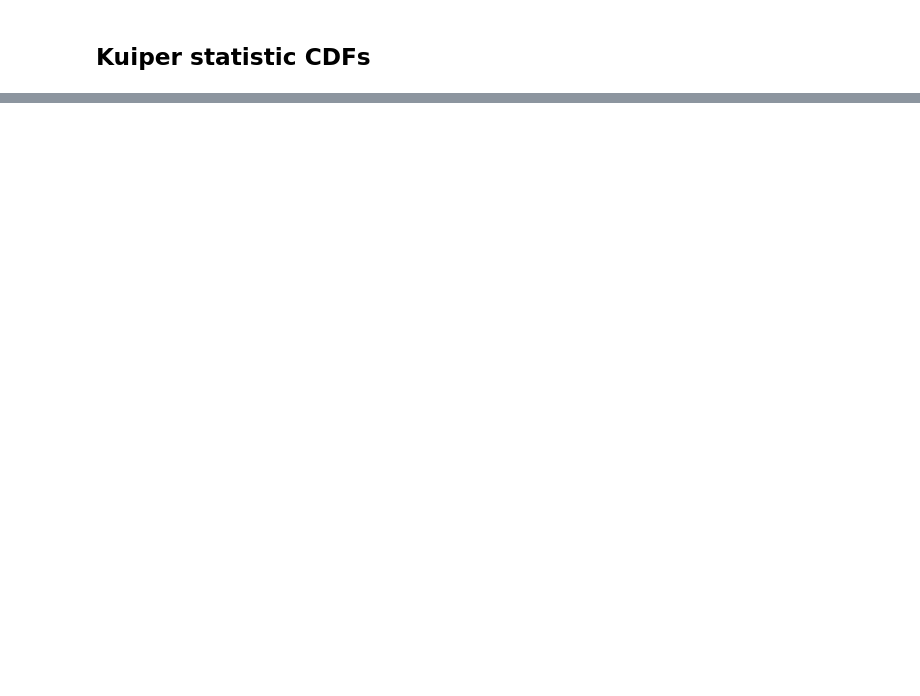
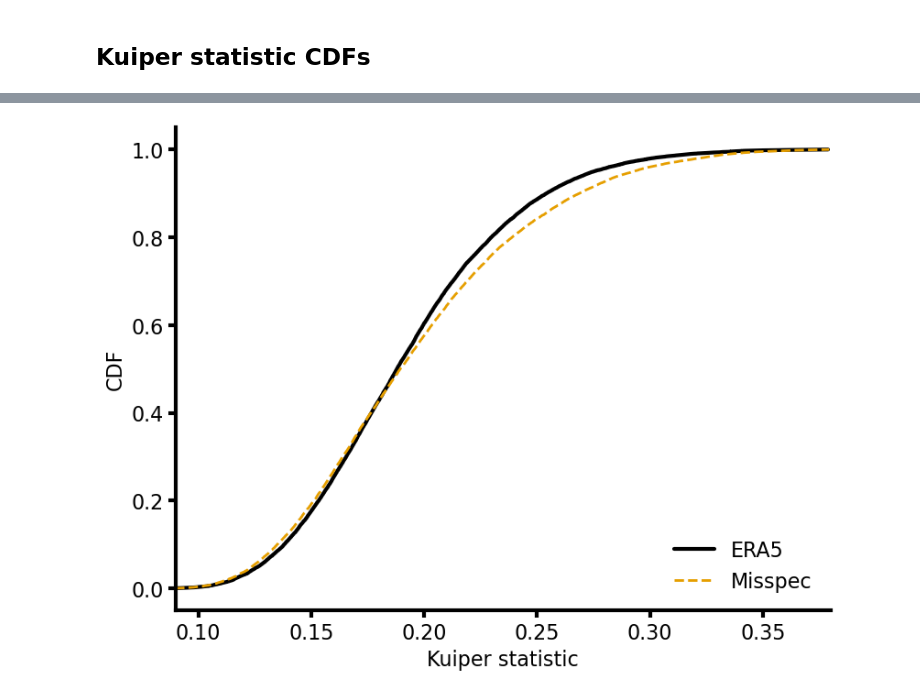
Before and after one commit to adam-bauer-34/gev-heat-waves, a Jupyter notebook: analysis/notebooks/kuiper_statistics.ipynb, the cells around one changed output, grey strips where cells are left out. Drawn from its saved outputs; the diff is of its cells as text; code cells hidden in the pictures; blank space fills up the shorter version.

```diff
--- a/analysis/notebooks/kuiper_statistics.ipynb
+++ b/analysis/notebooks/kuiper_statistics.ipynb
@@ -90,0 +159,6 @@ Figure saved to: /project/bbcael/ambauer/gev-heat-waves/analysis/figs/analysis/2
+# %%
+plot_kuiper_max_min_ecdf_alt(ds_max, ds_boot, anom_type, k_min=0.09, k_max=0.38,
+                         xlim=True, filename_args=[f'kuiper_{fit}_{ex_type}_{anom_type}_tmin{tmin}_noblue', FIGS_PATH, 'png'])
+plt.show()
+# %% [output]
+[figure, added]
```
Also changed, not shown: parts of 8 cells of this notebook, 14 other files.
